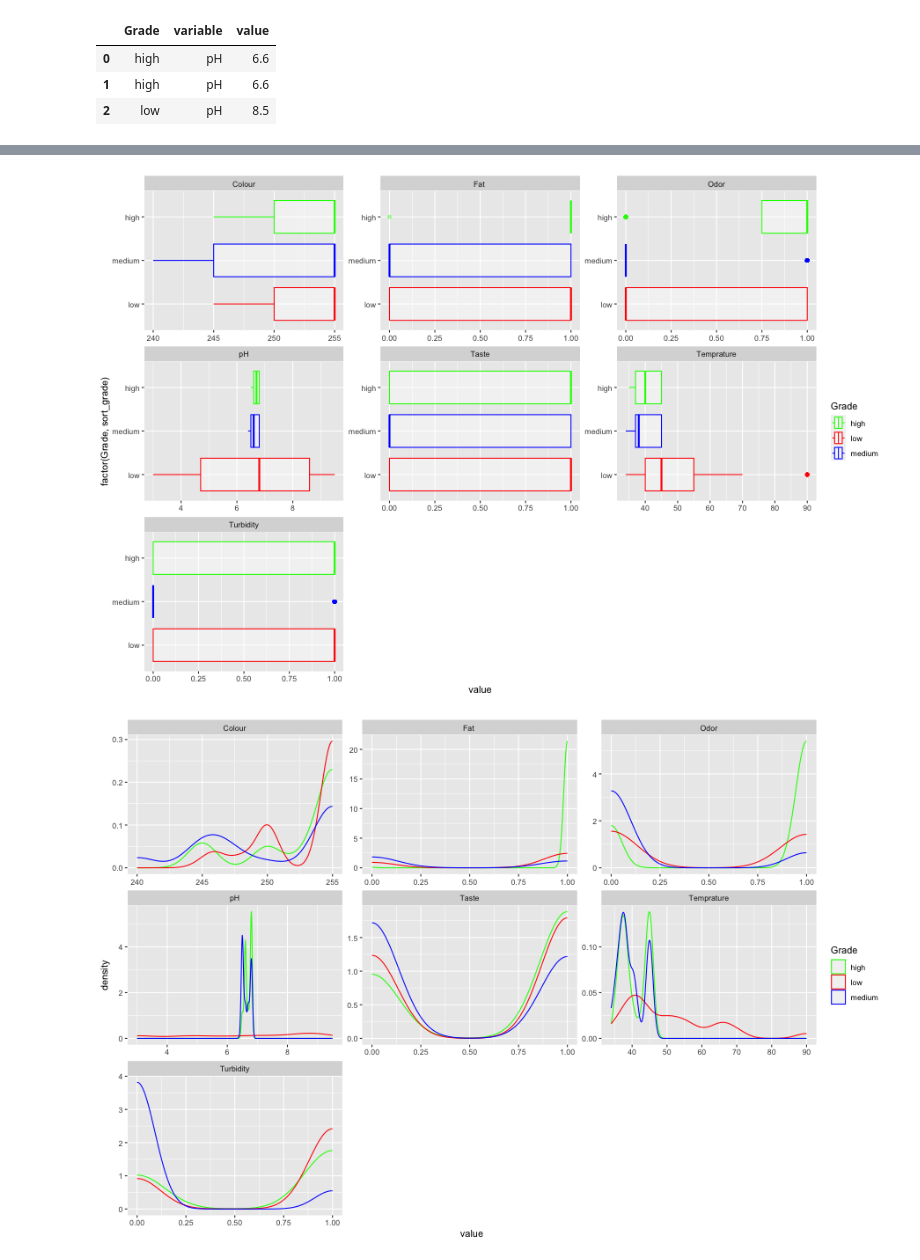
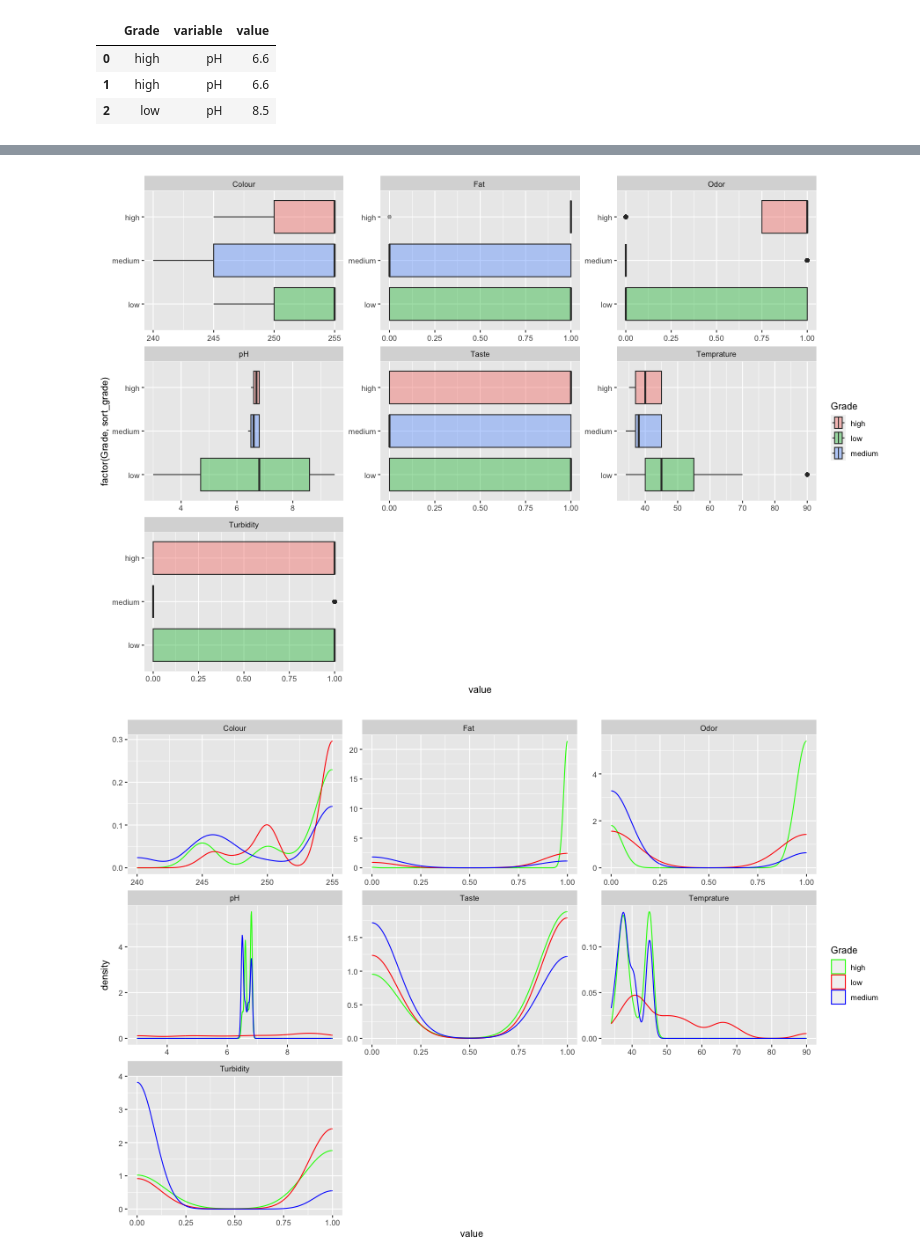
Before and after one commit to kulaphongj/milk_quality_prediction, a Jupyter notebook: 1_eda.ipynb, the cells around one changed output, grey strips where cells are left out. Cells and saved outputs as stored; diff of their text form; code cells hidden in the pictures.

```diff
--- a/1_eda.ipynb
+++ b/1_eda.ipynb
@@ -213,18 +226,18 @@ df_raw_melt.head(3)
 # %%
 %%R -i df_raw_melt -w 900 -h 600
 
 library(ggplot2)
 library(forcats)
 
 
 sort_grade = c("low", "medium", "high")
-g1 = ggplot(df_raw_melt, aes(x=value, y=factor(Grade, sort_grade), color=Grade)) +
+g1 = ggplot(df_raw_melt, aes(x=value, y=factor(Grade, sort_grade), fill=Grade)) +
         geom_boxplot(alpha=0.4) +
         facet_wrap(~variable, scales="free", ncol=3) +
         scale_color_manual(values = c("high" = "green", "medium" = "blue", "low" = "red"))
 g1
 # %% [output]
-[figure, old version]
+[figure, new version]
 # %%
 %%R -i df_raw_melt -w 900 -h 600
 
```
Also changed, not shown: parts of 1 cell of this notebook, 1 other file.
